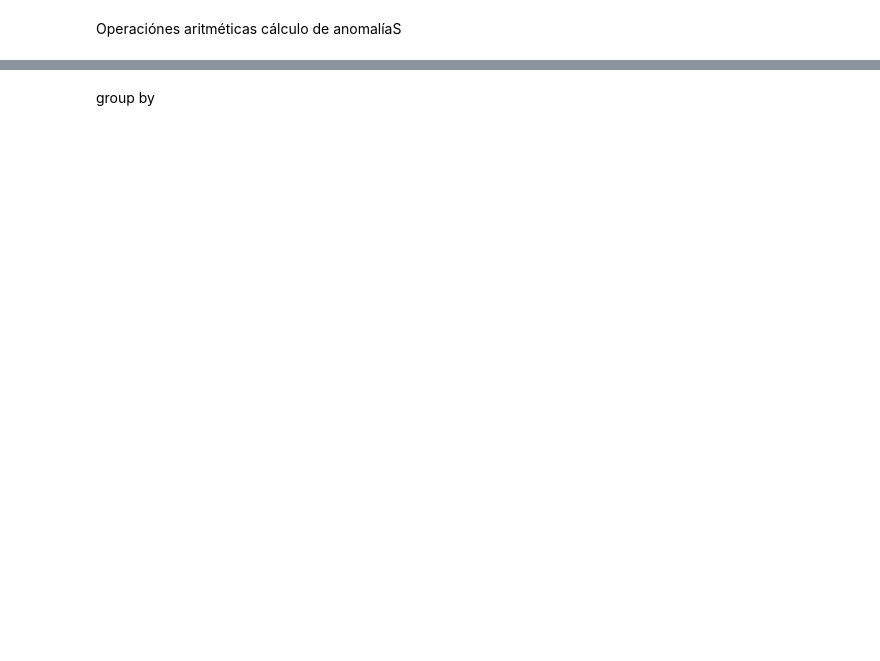
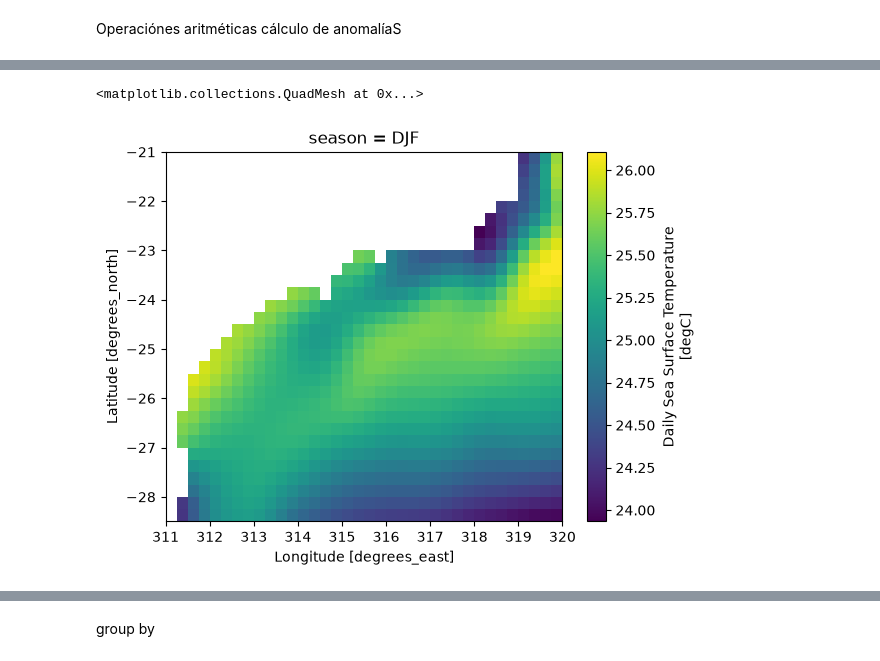
Before and after one commit to francobarrionuevoenv21/XArrray_CQSC, a Jupyter notebook: Tutoriales/Tutorial2_YYYYYY.ipynb, the cells around one changed output, grey strips where cells are left out. Saved outputs shown, nothing was run; the diff lists cells and outputs as text; code cells hidden in the pictures; blank space fills up the shorter version.

```diff
--- a/Tutoriales/Tutorial2_YYYYYY.ipynb
+++ b/Tutoriales/Tutorial2_YYYYYY.ipynb
@@ -207,0 +293,6 @@ cálculo de anomalíaS
+# %%
+ds_30y_month = sst_30y.groupby("time.month").mean(dim="time")
+sst_climM_MAM = ds_30y_month.sel(month=[3, 4, 5]).mean(dim='month').sst
+
+ds_30y_seas = sst_30y.groupby("time.season").mean("time")
+sst_climS_DJF = ds_30y_seas.sel(season="DJF").sst
@@ -207,0 +319,5 @@ cálculo de anomalíaS
+# %%
+sst_climS_DJF.plot()
+# %% [output]
+<matplotlib.collections.QuadMesh at 0x...>
+[figure, added]
```
Also changed, not shown: parts of 15 cells of this notebook.
